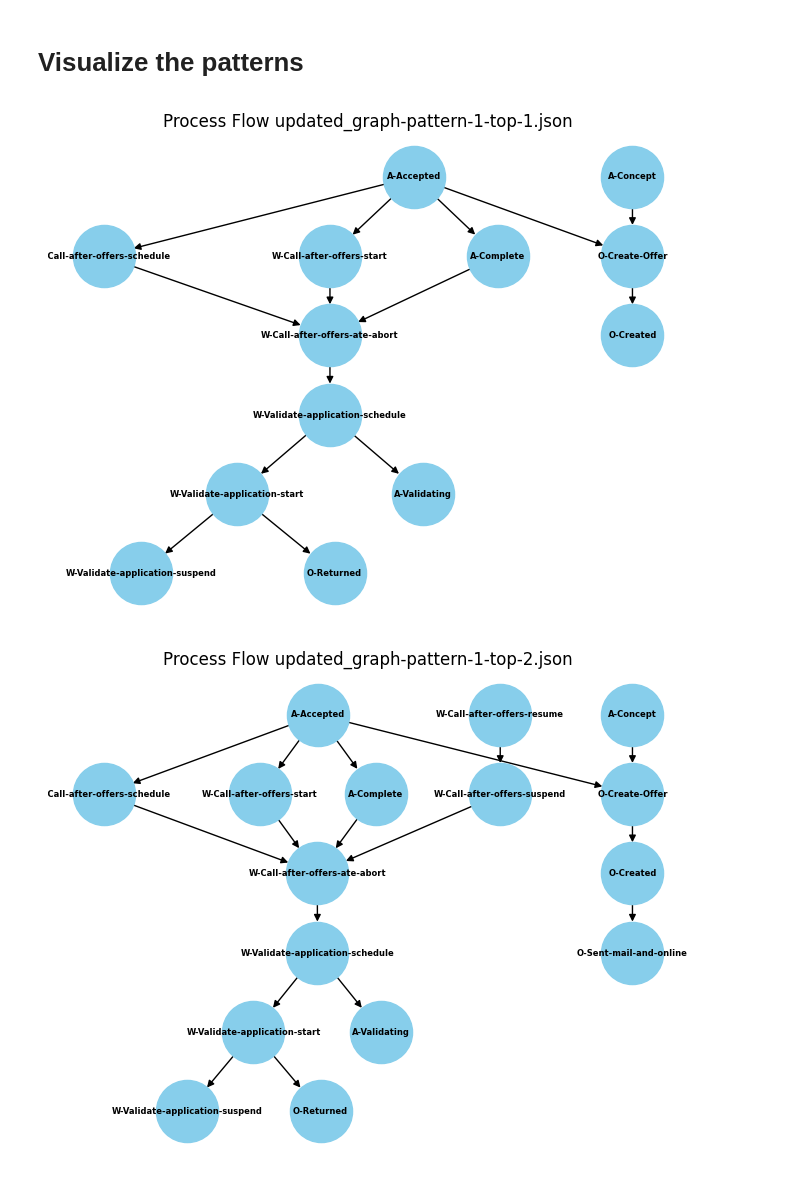
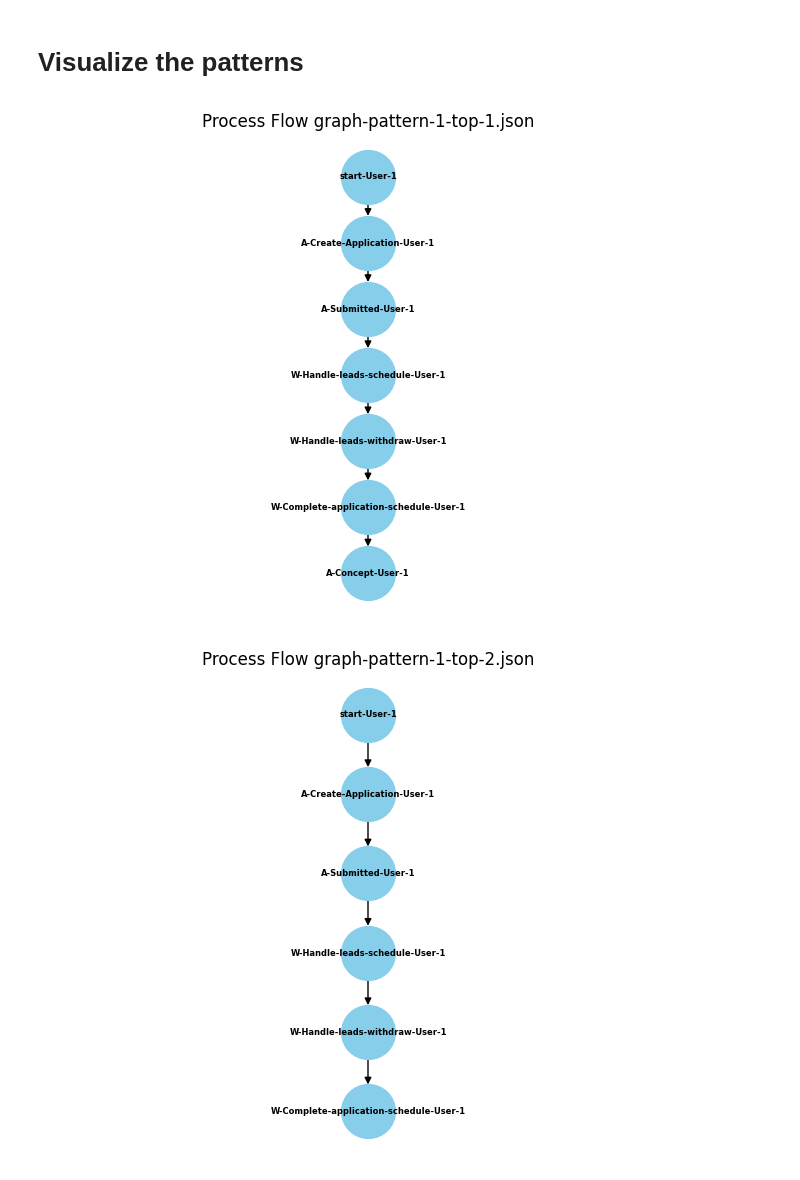
Before and after one commit to TaravMierlo/Subdue, a Jupyter notebook: output/Process_output.ipynb, the cells around one changed output. Drawn from its saved outputs; the diff is of its cells as text; code cells hidden in the pictures.

```diff
--- a/output/Process_output.ipynb
+++ b/output/Process_output.ipynb
@@ -71,7 +18,7 @@ import json
 import networkx as nx
 
 # Load the JSON data from the file
-file_path = 'C:/Users/FerroFast/Process_Mining/outputs_subset/graph_test-pattern-1-top-1.json'
+file_path = 'graph-pattern-1-top-1.json'
 with open(file_path, 'r') as f:
     data = json.load(f)
 
@@ -188,13 +134,13 @@ import json
 import pandas as pd
 
 # Load the graph trace data and pattern instance data for all patterns
-with open('graph_test.json') as f:
+with open('../../output/graph.json') as f:
     graph_data = json.load(f)
-with open('graph_test-instances-1-top-1.json') as f:
+with open('graph-instances-1-top-1.json') as f:
     pattern_1_data = json.load(f)
-with open('graph_test-instances-1-top-2.json') as f:
+with open('graph-instances-1-top-2.json') as f:
     pattern_2_data = json.load(f)
-with open('graph_test-instances-1-top-3.json') as f:
+with open('graph-instances-1-top-3.json') as f:
     pattern_3_data = json.load(f)
 
 # Extract unique traces from graph_data
@@ -266,16 +208,16 @@ def visualize_pattern(json_file):
     labels = nx.get_node_attributes(G, 'label')
 
     # Draw nodes and edges
-    nx.draw(G, pos, with_labels=True, labels=labels, node_color="skyblue", node_size=2000, font_size=6, font_weight="bold")
+    nx.draw(G, pos, with_labels=True, labels=labels, node_color="skyblue", node_size=1500, font_size=6, font_weight="bold")
 
     plt.title(f'Process Flow {json_file}')
     plt.show()
 # %%
-visualize_pattern("updated_graph-pattern-1-top-1.json")
+visualize_pattern("graph-pattern-1-top-1.json")
 # %% [output]
-[figure, old version]
+[figure, new version]
 # %%
-visualize_pattern("updated_graph-pattern-1-top-2.json")
+visualize_pattern("graph-pattern-1-top-2.json")
 # %% [output]
-[figure, old version]
+[figure, new version]
 # %%
```
Also changed, not shown: parts of 12 cells of this notebook.
